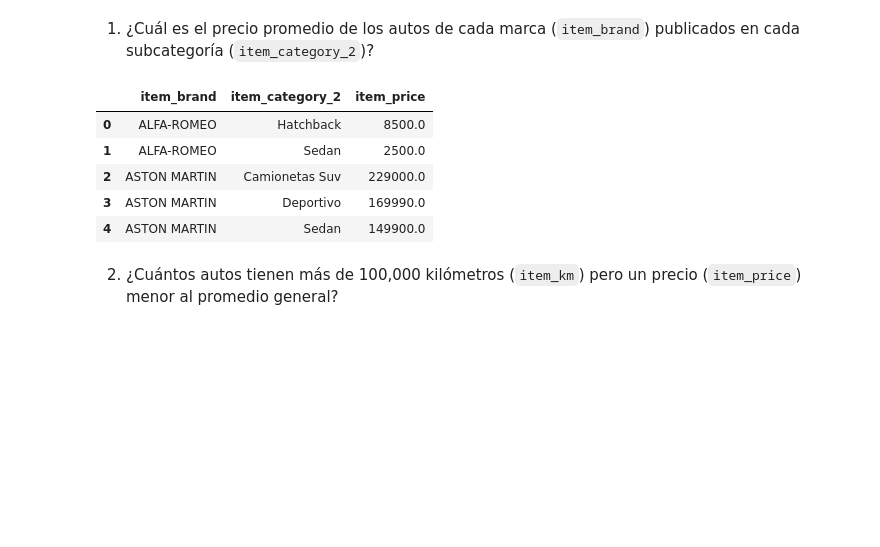
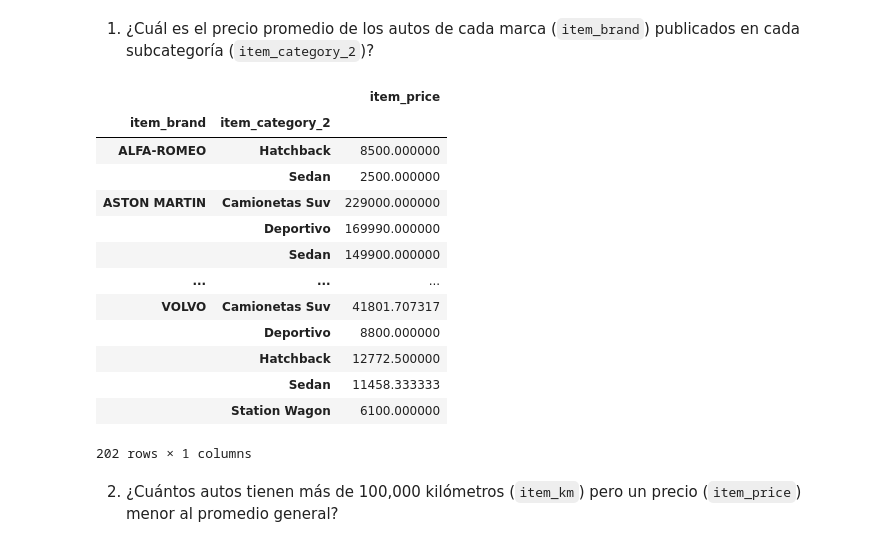
Before and after one commit to MandarineLab/tarea-4-3-torres-chipana-mamani, a Jupyter notebook: tarea_4_plantilla.ipynb, the cells around one changed output. Cells and saved outputs as stored; diff of their text form; code cells hidden in the pictures; blank space fills up the shorter version.

```diff
--- a/tarea_4_plantilla.ipynb
+++ b/tarea_4_plantilla.ipynb
@@ -13,19 +13,28 @@ Importa el conjunto de datos `neoauto_20240924.csv`
 # %%
 # Solución
 
 import pandas as pd
-df = pd.read_csv('neoauto_20240924.csv')
-
-average_price = df.groupby( ['item_brand' , 'item_category_2' ], as_index = False )[['item_price']].mean()
-average_price.head()
+df1 = pd.read_csv('neoauto_20240924.csv')
+# Agrupamos las columnas 'item_brand' y 'item_category_2' en la nueva data average_price
+# Calculamos la medfia de item_price con .mean()
+average_price = df1.groupby( ['item_brand' , 'item_category_2' ])[['item_price']].mean()
+average_price
 # El precio promedio por marca y subcategoría se muestra en item_price
 # %% [output]
-|  | item_brand | item_category_2 | item_price |
-| 0 | ALFA-ROMEO | Hatchback | 8500.0 |
-| 1 | ALFA-ROMEO | Sedan | 2500.0 |
-| 2 | ASTON MARTIN | Camionetas Suv | 229000.0 |
-| 3 | ASTON MARTIN | Deportivo | 169990.0 |
-| 4 | ASTON MARTIN | Sedan | 149900.0 |
+|  |  | item_price |
+| item_brand | item_category_2 |  |
+| ALFA-ROMEO | Hatchback | 8500.000000 |
+|  | Sedan | 2500.000000 |
+| ASTON MARTIN | Camionetas Suv | 229000.000000 |
+|  | Deportivo | 169990.000000 |
+|  | Sedan | 149900.000000 |
+| ... | ... | ... |
+| VOLVO | Camionetas Suv | 41801.707317 |
+|  | Deportivo | 8800.000000 |
+|  | Hatchback | 12772.500000 |
+|  | Sedan | 11458.333333 |
+|  | Station Wagon | 6100.000000 |
+202 rows × 1 columns
 # %% [markdown]
 2. ¿Cuántos autos tienen más de 100,000 kilómetros (`item_km`) pero un precio (`item_price`) menor al promedio general?
 # %%
```
Also changed, not shown: parts of 6 cells of this notebook.
